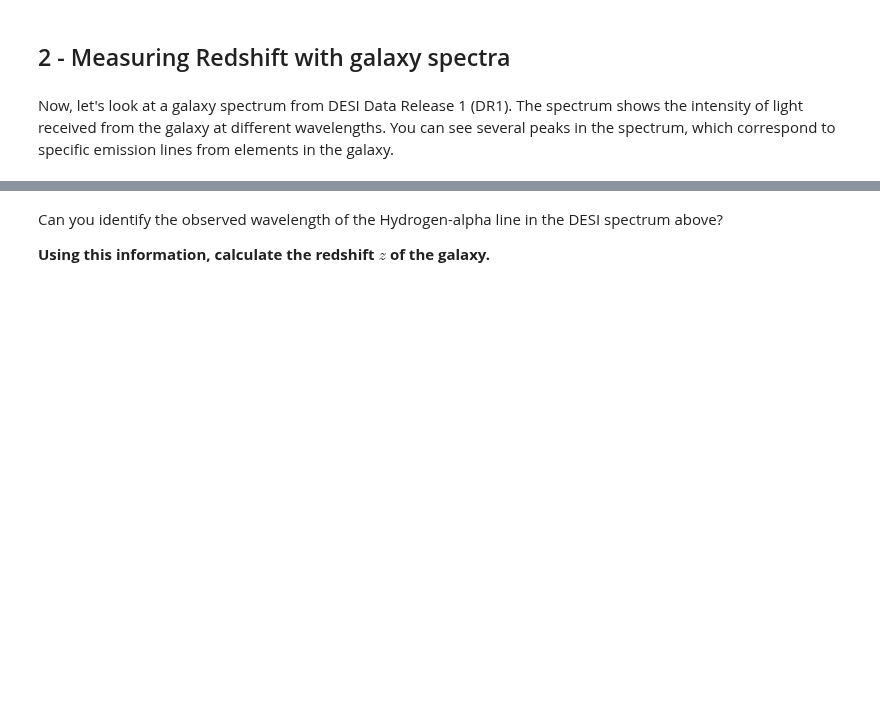
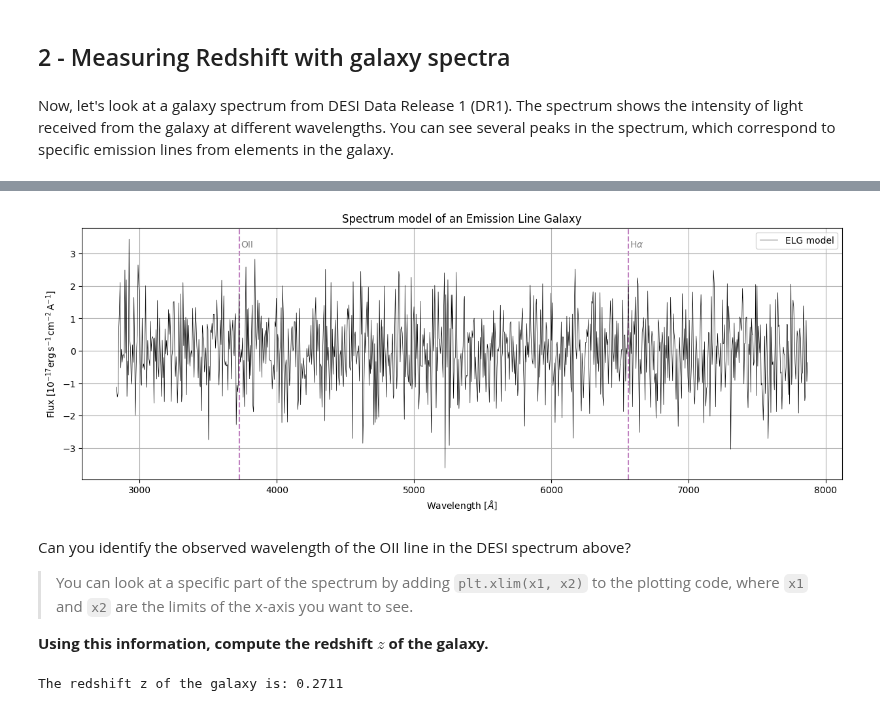
Before and after one commit to DESIHIGH/desihigh, a Jupyter notebook: notebooks/English/RedshiftAndDistances.ipynb, the cells around one changed output, grey strips where cells are left out. Saved outputs shown, nothing was run; the diff lists cells and outputs as text; code cells hidden in the pictures; blank space fills up the shorter version.

```diff
--- a/notebooks/English/RedshiftAndDistances.ipynb
+++ b/notebooks/English/RedshiftAndDistances.ipynb
@@ -173,10 +208,39 @@ Here is what this redshift *should* look like if we recreate it in a lab (either
+# %%
+# TODO: Replace this with an actual model spectrum (DESI fit ?)
+model_wavelengths = np.linspace(3600, 10000, 1000)/(1+0.2711)  # Angstroms
+model_flux = data_flux  # Simulated model
+Hline = 6563
+OIIline = 3727
+
+plt.figure(figsize=(15, 5))
+plt.plot(model_wavelengths, model_flux, color='black', lw=0.5, label='ELG model')
+
+plt.axvline(Hline, color='purple', linestyle='--', zorder=-1, alpha=0.5)
+plt.axvline(OIIline, color='purple', linestyle='--', zorder=-1, alpha=0.5)
+plt.text(Hline + 10, 3.2, r'H$\alpha$', color='gray')
+plt.text(OIIline + 10, 3.2, r'OII', color='gray')
+
+plt.xlabel(r"Wavelength [$\AA$]")
+plt.ylabel(r"Flux [$10^{-17} \mathrm{erg} \, \mathrm{s}^{-1} \, \mathrm{cm}^{-2} \, \mathrm{A}^{-1}$]")
+plt.title("Spectrum model of an Emission Line Galaxy")
+plt.legend(loc='upper right')
+plt.grid()
+# %% [output]
+[figure, added]
 # %% [markdown]
-Can you identify the observed wavelength of the Hydrogen-alpha line in the DESI spectrum above?
+Can you identify the observed wavelength of the OII line in the DESI spectrum above?
 
-**Using this information, calculate the redshift $z$ of the galaxy.**
+> You can look at a specific part of the spectrum by adding `plt.xlim(x1, x2)` to the plotting code, where `x1` and `x2` are the limits of the x-axis you want to see.
+
+**Using this information, compute the redshift $z$ of the galaxy.**
 # %%
-lambda_observed = ... # in nm
-lambda_emitted = 656.3 # Hydrogen-alpha line in nm
+lambda_observed = ... # in Angstroms
+z = ...
 
-z = redshift(lambda_observed, lambda_emitted)
+# FIXME: Soln to be removed
+lambda_observed = 4737.355 # in Angstroms
+z = redshift(lambda_observed, OIIline)
+
 print(f"The redshift z of the galaxy is: {z:.4f}")
+# %% [output]
+The redshift z of the galaxy is: 0.2711
```
Also changed, not shown: parts of 18 cells of this notebook, 1 other file.
